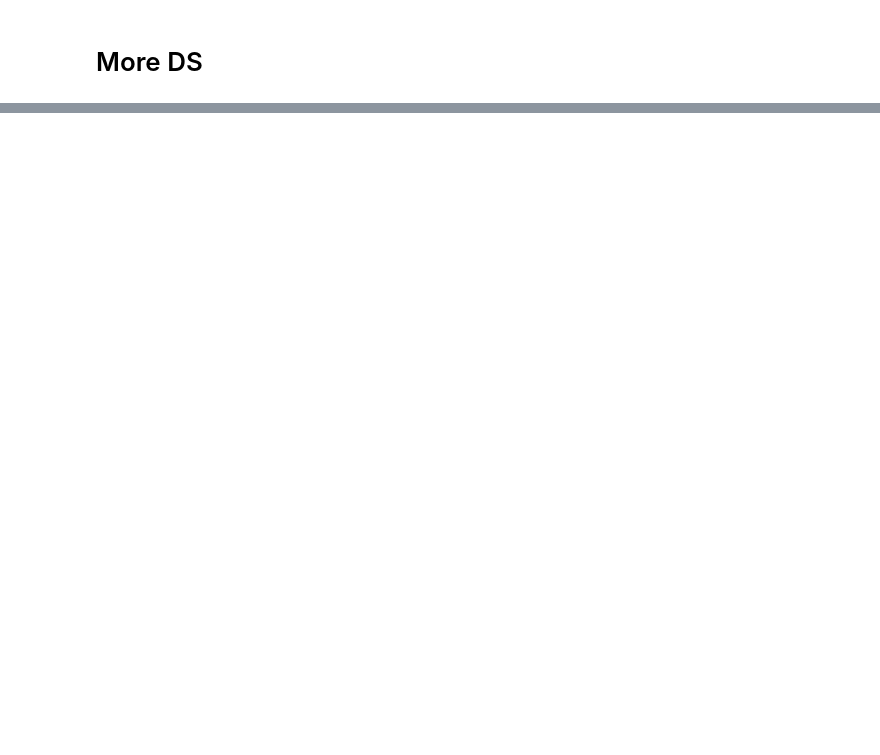
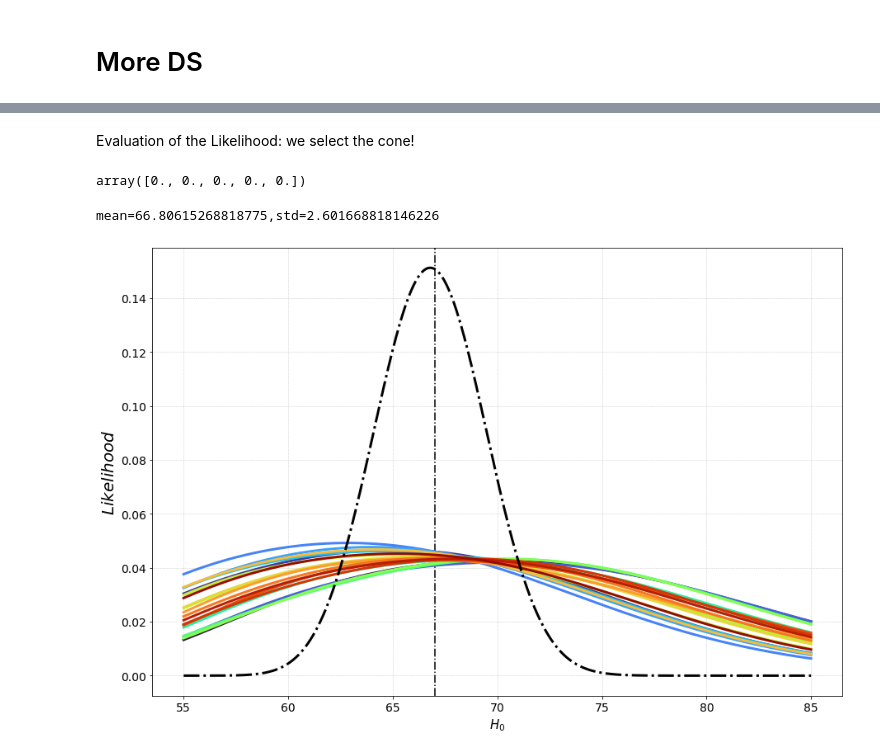
Before and after one commit to RCianca/DarkSirensStat, a Jupyter notebook: ProxyGenerator/MinimalExample.ipynb, the cells around one changed output, grey strips where cells are left out. Saved outputs shown, nothing was run; the diff lists cells and outputs as text; code cells hidden in the pictures; blank space fills up the shorter version.

```diff
--- a/ProxyGenerator/MinimalExample.ipynb
+++ b/ProxyGenerator/MinimalExample.ipynb
@@ -706,0 +872,6 @@ beta[0]
+# %% [markdown]
+Evaluation of the Likelihood: we select the cone!
+# %%
+arr=np.arange(0,len(H0Grid),dtype=int)
+beta=np.zeros(len(H0Grid))
+My_Like=np.zeros(len(H0Grid))
@@ -706,0 +916,52 @@ beta[0]
+# %%
+with Pool(14) as p:
+    beta=p.map(vol_beta, arr)
+beta=np.asarray(beta)
+# %%
+test=5
+mydl=np.zeros(test)
+for i in range(test):
+    mydl[i]=Dl_z(z_gals[i], href, Om0GLOB)
+new_dl_gals[0:test]-mydl
+# %% [output]
+array([0., 0., 0., 0., 0.])
+# %%
+ fullrun_beta=fullrun/beta
+# %%
+xmin=float(H0Grid[0])
+xmax=float(H0Grid[-1])
+x=H0Grid
+href=67
+combined=[]
+colors=pl.cm.turbo(np.linspace(0.01,0.99,2*len(fullrun_beta)))
+fig, ax = plt.subplots(1, figsize=(15,10)) #crea un tupla che poi è più semplice da gestire
+ax.tick_params(axis='both', which='major', labelsize=14)
+ax.yaxis.get_offset_text().set_fontsize(14)
+ax.grid(linestyle='dotted', linewidth='0.6')#griglia in sfondo
+
+ax.set_xlabel(r'$H_0$', fontsize=15)
+#ax.set_ylabel(r'$P(H_0)$', fontsize=20)
+ax.set_ylabel(r'$Likelihood$', fontsize=20)
+if xmin<href<xmax:
+    ax.axvline(x = href, color = 'k', linestyle='dashdot',label = 'H0=67')
+#ax.axhline(y=np.max(My_Like)/np.trapz(My_Like,x),color = 'k', linestyle='dashdot')
+#ax.plot(x,(fullrun[2]/1)/np.trapz(fullrun[2]/1,x),label='10% uncertainty',color='#671D5B',
+#        linestyle='solid',linewidth=3)
+for i in range(len(fullrun_beta)):
+    #combined=combined+post[i]
+    if i==0:
+        combined.append(fullrun_beta[i]*1)
+    else:
+        num=np.float128(combined[i-1]*(fullrun_beta[i]*1))
+        combined.append(num)
+    ax.plot(x,fullrun_beta[i]/np.trapz(fullrun_beta[i],x),label='# runs'+str(i+1),color=colors[2*i],linestyle='solid',linewidth=3)
+ax.plot(x,combined[-1]/(np.trapz(combined[-1],x)),color='k',linestyle='dashdot',linewidth=3)
+
+dist=(combined[-1]/1)/np.trapz(combined[-1]/1,x)
+mean=np.trapz(x*dist,x)/np.trapz(dist,x)
+std=np.sqrt(np.trapz(dist*(x-mean)**2,x)/np.trapz(dist,x))
+#std=np.sqrt(np.sum((My_Like-mean)**2)/len(My_Like))
+print('mean={},std={}'.format(mean,std))
+# %% [output]
+mean=66.80615268818775,std=2.601668818146226
+[figure, added]
```
Also changed, not shown: parts of 37 cells of this notebook, 13 other files.
